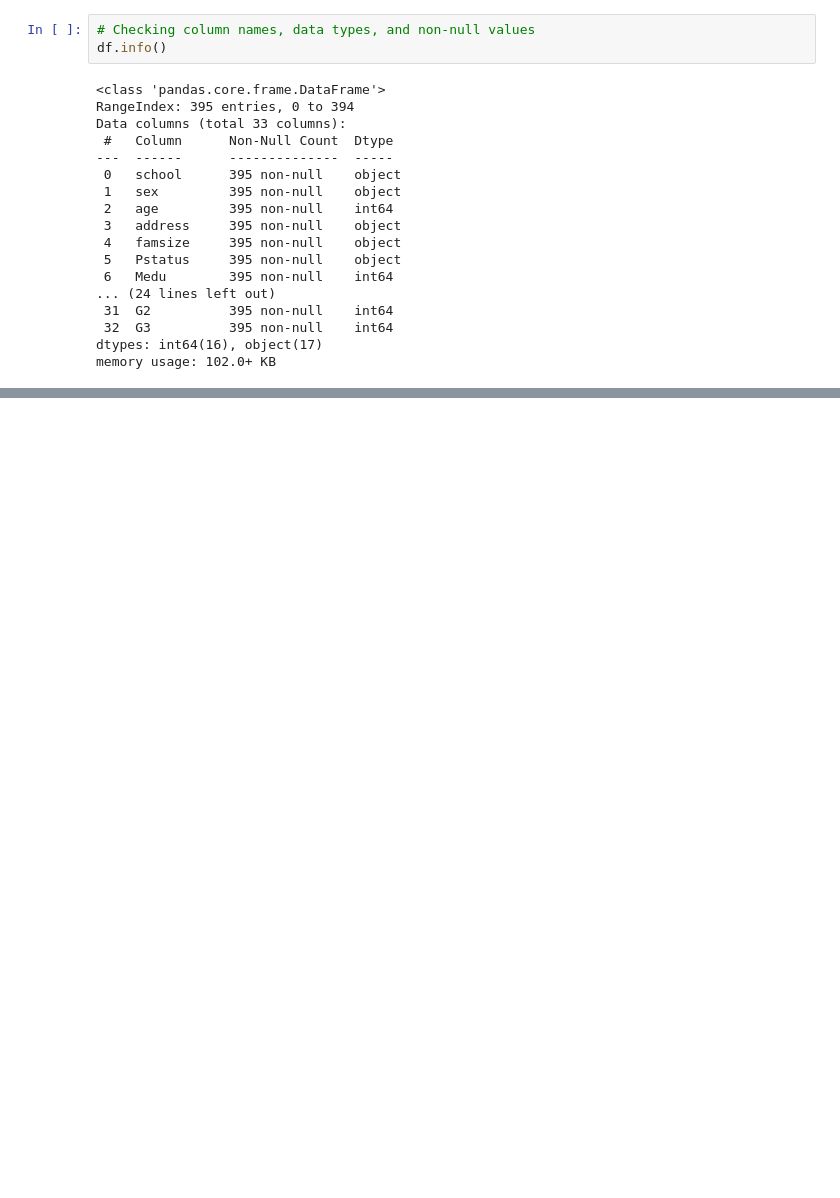
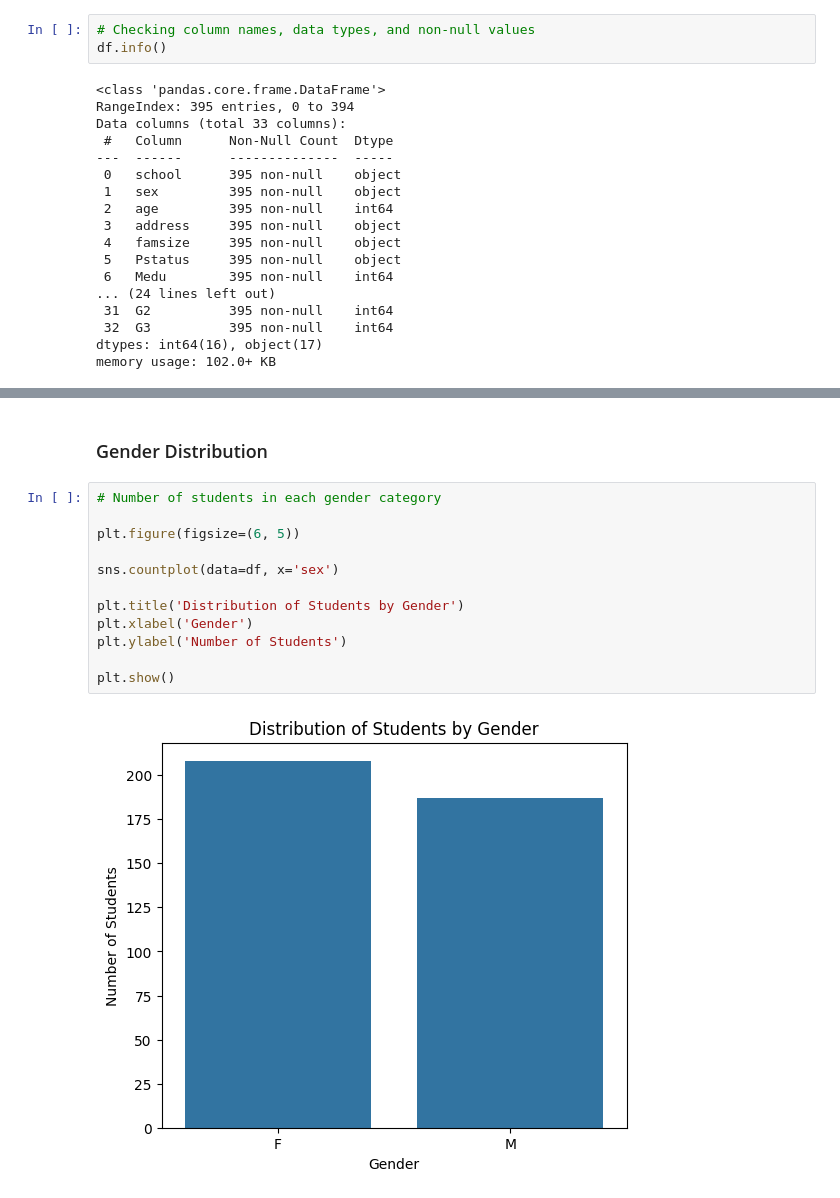
Before and after one commit to AdityaRunwal/EDA, a Jupyter notebook: Student Performance Analysis/Student performance analysis.ipynb, the cells around one changed output, grey strips where cells are left out. Drawn from its saved outputs; the diff is of its cells as text; blank space fills up the shorter version.

Commit message:
Completed Student Performance EDA

```diff
--- a/Student Performance Analysis/Student performance analysis.ipynb
+++ b/Student Performance Analysis/Student performance analysis.ipynb
@@ -194,3 +210,19 @@ plt.ylabel('Number of Students')
 plt.show()
 # %% [output]
 [figure]
+# %% [markdown]
+### Gender Distribution
+# %%
+# Number of students in each gender category
+
+plt.figure(figsize=(6, 5))
+
+sns.countplot(data=df, x='sex')
+
+plt.title('Distribution of Students by Gender')
+plt.xlabel('Gender')
+plt.ylabel('Number of Students')
+
+plt.show()
+# %% [output]
+[figure, added]
```
Also changed, not shown: parts of 37 cells of this notebook, 1 other file.
